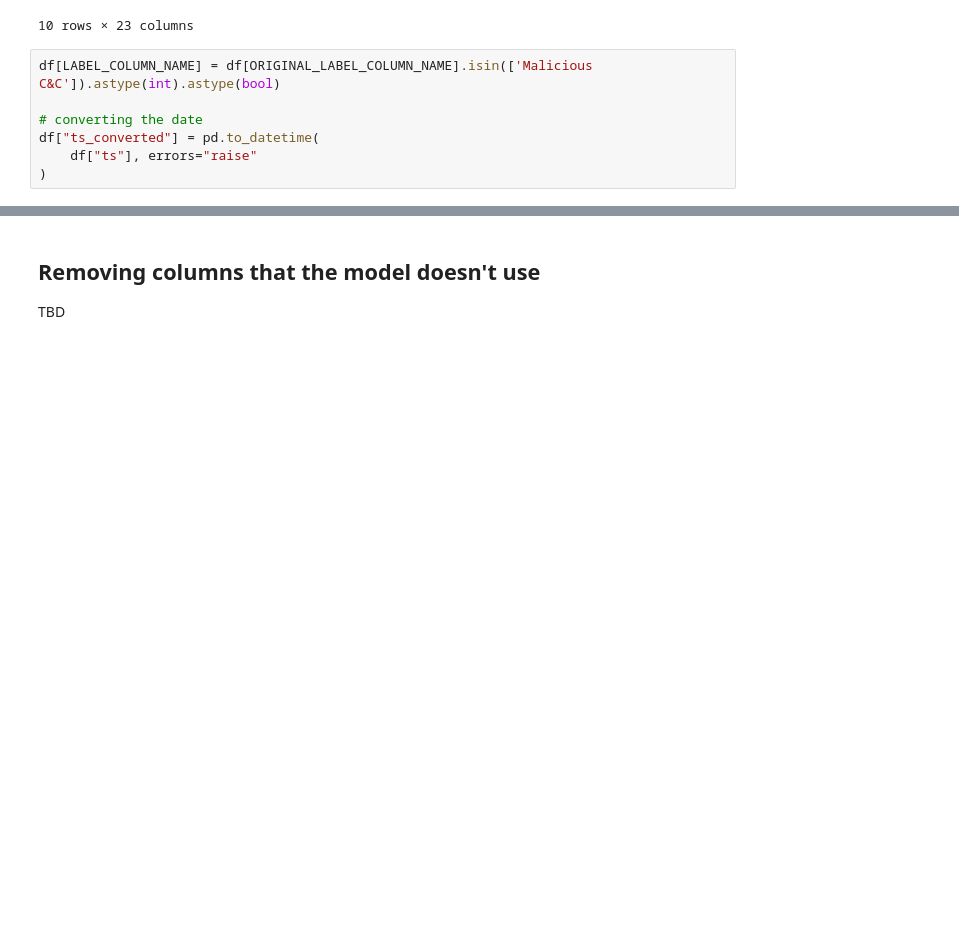
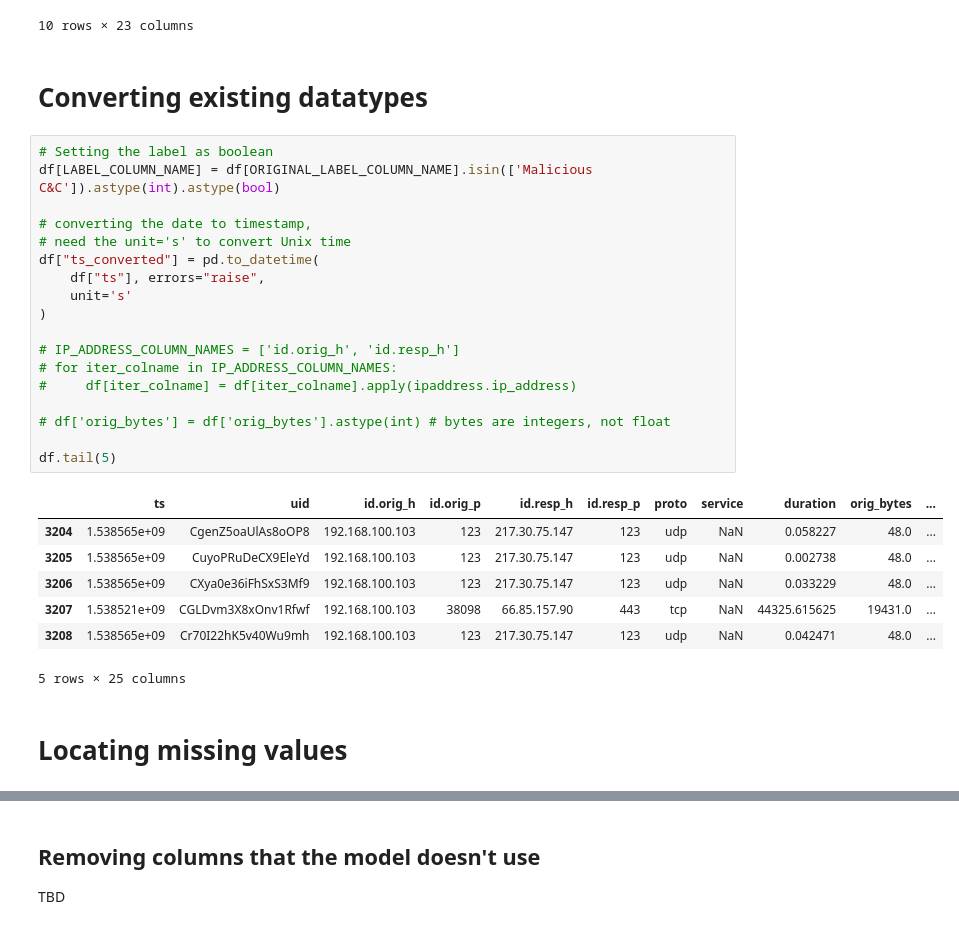
Before and after one commit to THE-MOLECULAR-MAN/machine-learning, a Jupyter notebook: IoT_malware/IoT_Malware_dataprep.ipynb, the cells around one changed output, grey strips where cells are left out. Cells and saved outputs as stored; diff of their text form; blank space fills up the shorter version.

```diff
--- a/IoT_malware/IoT_Malware_dataprep.ipynb
+++ b/IoT_malware/IoT_Malware_dataprep.ipynb
@@ -73,10 +76,33 @@ df.tail(10)
 | 3207 | 1.538521e+09 | CGLDvm3X8xOnv1Rfwf | 192.168.100.103 | 38098 | 66.85.157.90 | 443 | tcp | NaN | 44325.615625 | 19431.0 | ... |
 | 3208 | 1.538565e+09 | Cr70I22hK5v40Wu9mh | 192.168.100.103 | 123 | 217.30.75.147 | 123 | udp | NaN | 0.042471 | 48.0 | ... |
 10 rows × 23 columns
+# %% [markdown]
+# Converting existing datatypes
 # %%
+# Setting the label as boolean
 df[LABEL_COLUMN_NAME] = df[ORIGINAL_LABEL_COLUMN_NAME].isin(['Malicious   C&C']).astype(int).astype(bool)
 
-# converting the date
+# converting the date to timestamp,
+# need the unit='s' to convert Unix time
 df["ts_converted"] = pd.to_datetime(
-    df["ts"], errors="raise"
+    df["ts"], errors="raise",
+    unit='s'
 )
+
+# IP_ADDRESS_COLUMN_NAMES = ['id.orig_h', 'id.resp_h']
+# for iter_colname in IP_ADDRESS_COLUMN_NAMES:
+#     df[iter_colname] = df[iter_colname].apply(ipaddress.ip_address)
+
+# df['orig_bytes'] = df['orig_bytes'].astype(int) # bytes are integers, not float
+
+df.tail(5)
+# %% [output]
+|  | ts | uid | id.orig_h | id.orig_p | id.resp_h | id.resp_p | proto | service | duration | orig_bytes | ... |
+| 3204 | 1.538565e+09 | CgenZ5oaUlAs8oOP8 | 192.168.100.103 | 123 | 217.30.75.147 | 123 | udp | NaN | 0.058227 | 48.0 | ... |
+| 3205 | 1.538565e+09 | CuyoPRuDeCX9EleYd | 192.168.100.103 | 123 | 217.30.75.147 | 123 | udp | NaN | 0.002738 | 48.0 | ... |
+| 3206 | 1.538565e+09 | CXya0e36iFhSxS3Mf9 | 192.168.100.103 | 123 | 217.30.75.147 | 123 | udp | NaN | 0.033229 | 48.0 | ... |
+| 3207 | 1.538521e+09 | CGLDvm3X8xOnv1Rfwf | 192.168.100.103 | 38098 | 66.85.157.90 | 443 | tcp | NaN | 44325.615625 | 19431.0 | ... |
+| 3208 | 1.538565e+09 | Cr70I22hK5v40Wu9mh | 192.168.100.103 | 123 | 217.30.75.147 | 123 | udp | NaN | 0.042471 | 48.0 | ... |
+5 rows × 25 columns
+# %% [markdown]
+# Locating missing values
```
Also changed, not shown: parts of 9 cells of this notebook.
